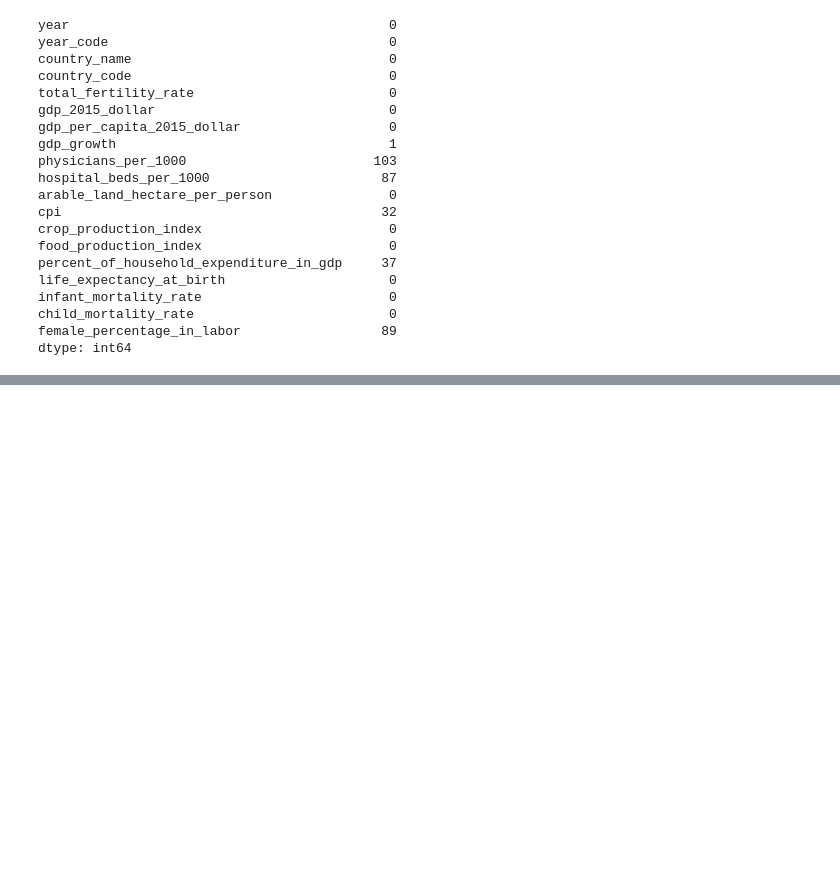
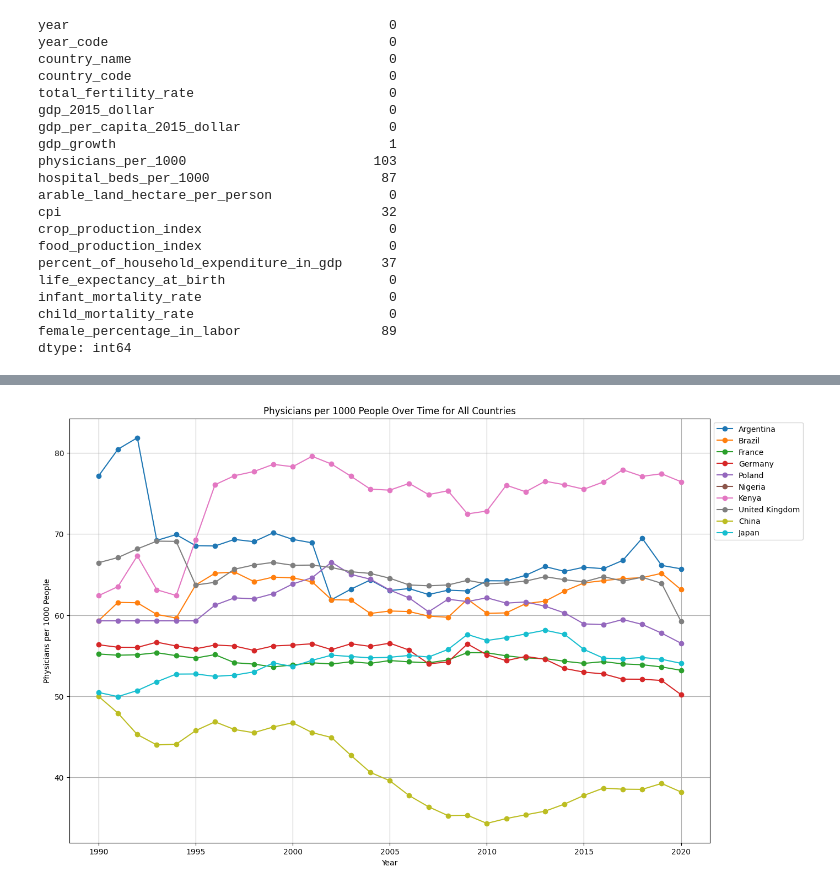
Before and after one commit to AdvancedPrognosis-GUT-DreamTeam/fertility-prognosing, a Jupyter notebook: data_processing/data_prep.ipynb, the cells around one changed output, grey strips where cells are left out. Drawn from its saved outputs; the diff is of its cells as text; code cells hidden in the pictures; blank space fills up the shorter version.

```diff
--- a/data_processing/data_prep.ipynb
+++ b/data_processing/data_prep.ipynb
@@ -180,3 +268,25 @@ dtype: int64
+# %%
+import matplotlib.pyplot as plt
+
+# Group the dataframe by country and plot each country's data
+plt.figure(figsize=(15, 10))
+for country in df_filled["country_name"].unique():
+    country_df = df_filled[df_filled["country_name"] == country]
+    plt.plot(
+        country_df["year"],
+        country_df["percent_of_household_expenditure_in_gdp"],
+        marker="o",
+        label=country,
+    )
+
+plt.title("Physicians per 1000 People Over Time for All Countries")
+plt.xlabel("Year")
+plt.ylabel("Physicians per 1000 People")
+plt.legend(loc="upper left", bbox_to_anchor=(1, 1))
+plt.grid(True)
+plt.show()
+# %% [output]
+[figure, added]
 # %%
 prepped_df = df
 prepped_df.to_csv("data/wdi_fertility_data_prepped.csv")
```
Also changed, not shown: parts of 12 cells of this notebook, 9 other files.
